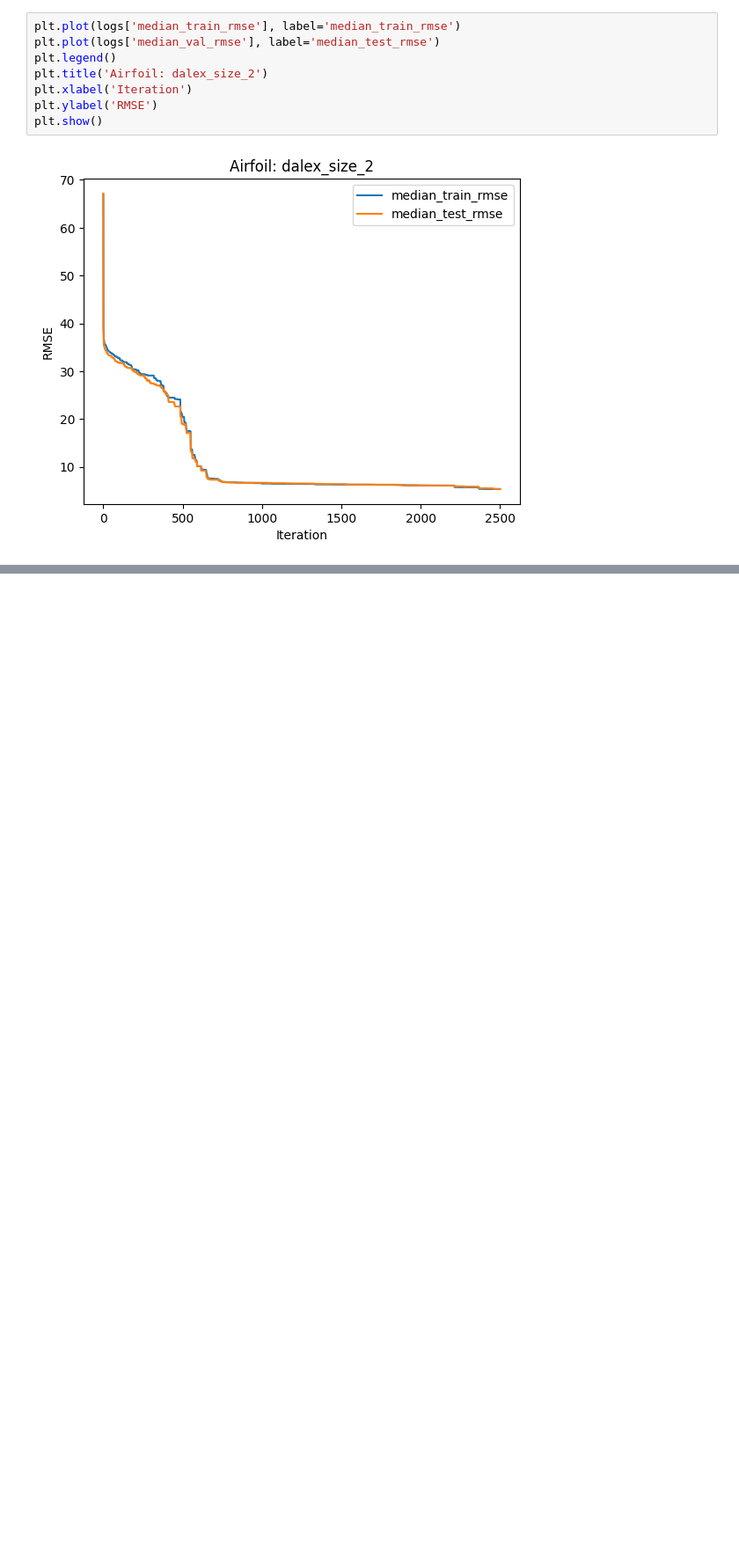
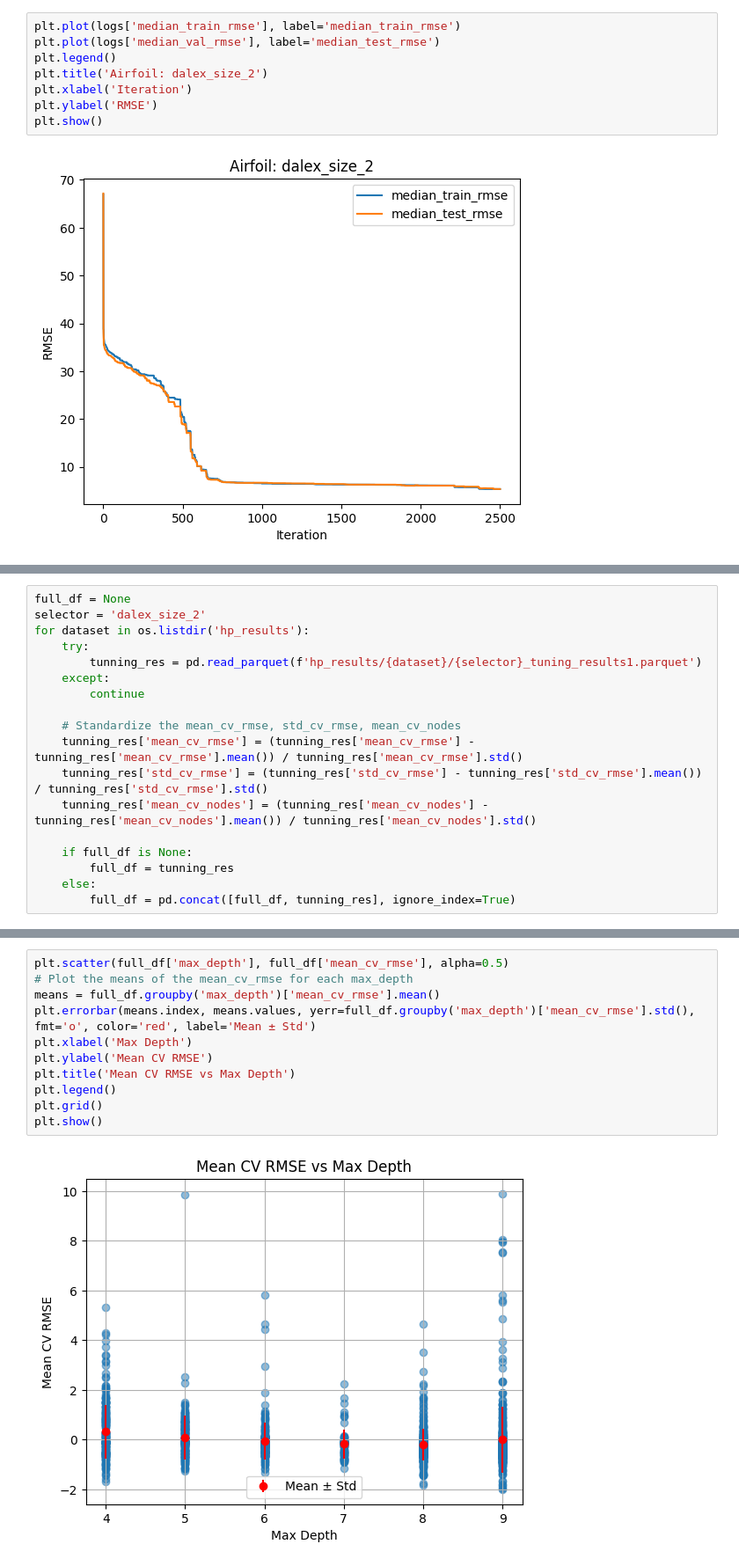
Before and after one commit to amarmate/SLIM-TEST-LITE, a Jupyter notebook: res_selec_multi.ipynb, the cells around one changed output, grey strips where cells are left out. Shown at 88% size. Cells and saved outputs as stored; diff of their text form; blank space fills up the shorter version.

Commit message:
updated selector test

```diff
--- a/res_selec_multi.ipynb
+++ b/res_selec_multi.ipynb
@@ -655,0 +797,18 @@ tr_df
+# %%
+full_df = None
+selector = 'dalex_size_2'
+for dataset in os.listdir('hp_results'):
+    try:
+        tunning_res = pd.read_parquet(f'hp_results/{dataset}/{selector}_tuning_results1.parquet')
+    except:
+        continue
+
+    # Standardize the mean_cv_rmse, std_cv_rmse, mean_cv_nodes
+    tunning_res['mean_cv_rmse'] = (tunning_res['mean_cv_rmse'] - tunning_res['mean_cv_rmse'].mean()) / tunning_res['mean_cv_rmse'].std()
+    tunning_res['std_cv_rmse'] = (tunning_res['std_cv_rmse'] - tunning_res['std_cv_rmse'].mean()) / tunning_res['std_cv_rmse'].std()
+    tunning_res['mean_cv_nodes'] = (tunning_res['mean_cv_nodes'] - tunning_res['mean_cv_nodes'].mean()) / tunning_res['mean_cv_nodes'].std()
+
+    if full_df is None:
+        full_df = tunning_res
+    else:
+        full_df = pd.concat([full_df, tunning_res], ignore_index=True)
@@ -655,0 +839,13 @@ tr_df
+# %%
+plt.scatter(full_df['max_depth'], full_df['mean_cv_rmse'], alpha=0.5)
+# Plot the means of the mean_cv_rmse for each max_depth
+means = full_df.groupby('max_depth')['mean_cv_rmse'].mean()
+plt.errorbar(means.index, means.values, yerr=full_df.groupby('max_depth')['mean_cv_rmse'].std(), fmt='o', color='red', label='Mean ± Std')
+plt.xlabel('Max Depth')
+plt.ylabel('Mean CV RMSE')
+plt.title('Mean CV RMSE vs Max Depth')
+plt.legend()
+plt.grid()
+plt.show()
+# %% [output]
+[figure, added]
```
Also changed, not shown: parts of 28 cells of this notebook, 8 other files.
